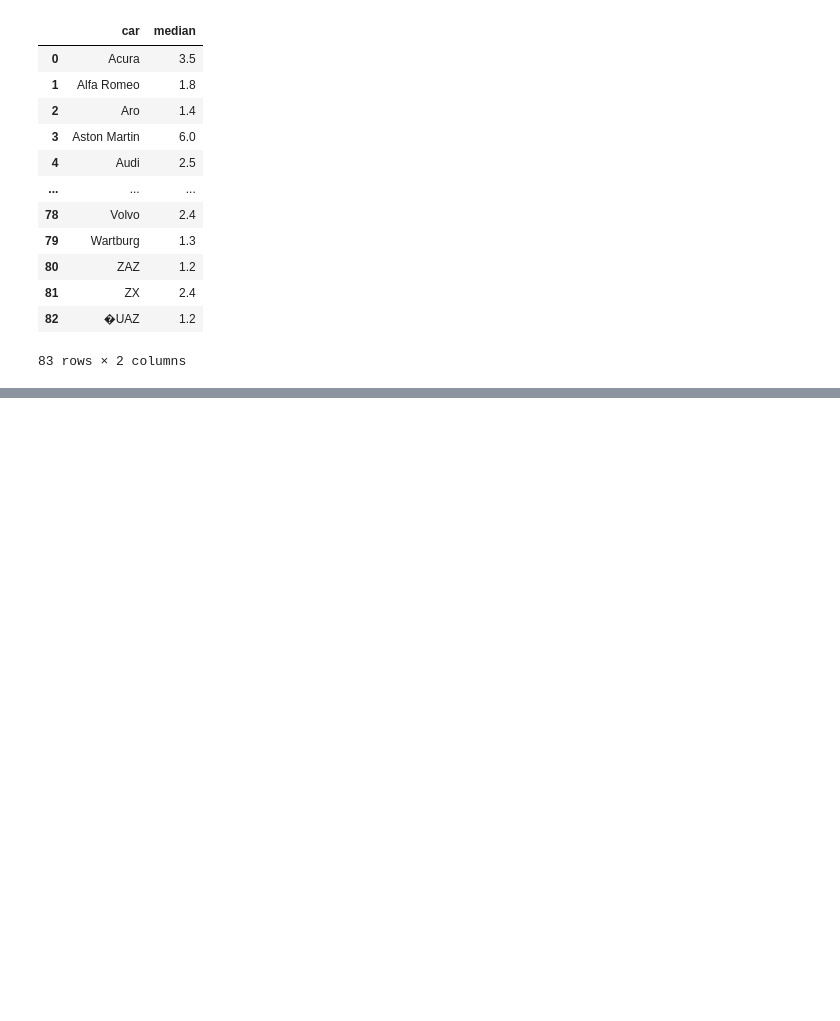
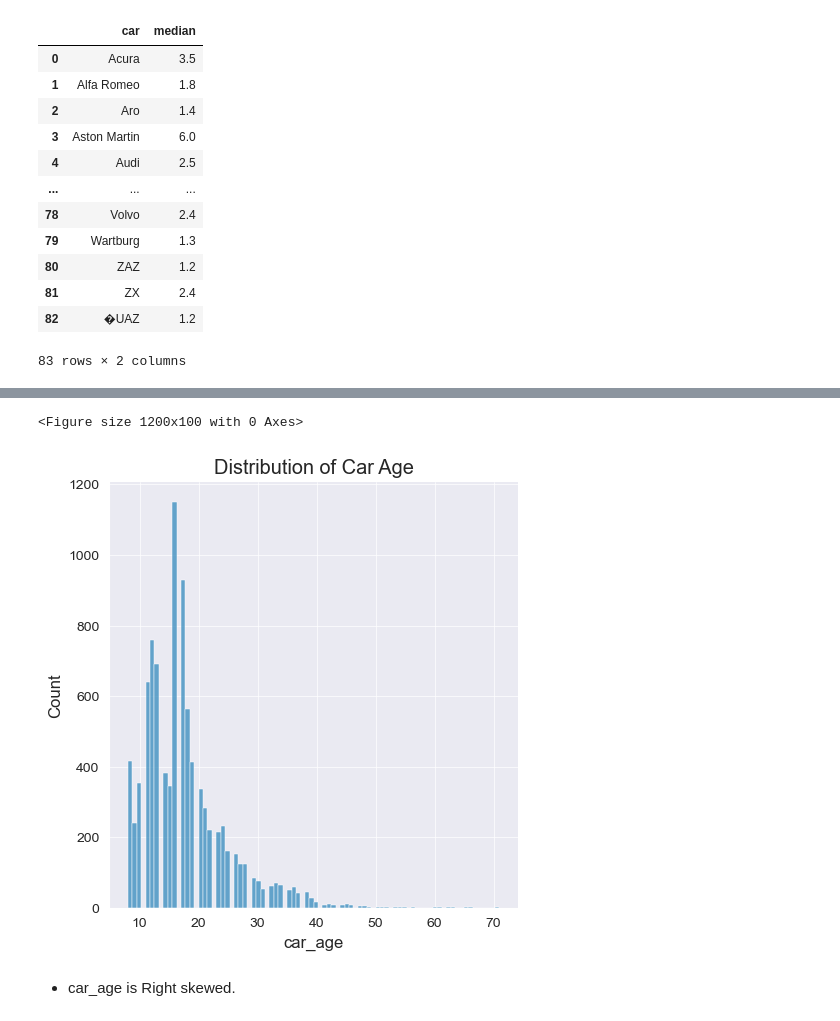
Before and after one commit to chemutai254/ML_Projects, a Jupyter notebook: EDA/SoranAutomobiles.ipynb, the cells around one changed output, grey strips where cells are left out. Cells and saved outputs as stored; diff of their text form; code cells hidden in the pictures; blank space fills up the shorter version.

```diff
--- a/EDA/SoranAutomobiles.ipynb
+++ b/EDA/SoranAutomobiles.ipynb
@@ -323,0 +384,11 @@ def fill_missing_engV(df):
+# %%
+# Distribution of Car Age
+plt.figure(figsize=(12,1))
+sns.displot(df['car_age'])
+plt.title('Distribution of Car Age')
+plt.show();
+# %% [output]
+<Figure size 1200x100 with 0 Axes>
+[figure, added]
+# %% [markdown]
+- car_age is Right skewed.
```
Also changed, not shown: parts of 27 cells of this notebook, 1 other file.
